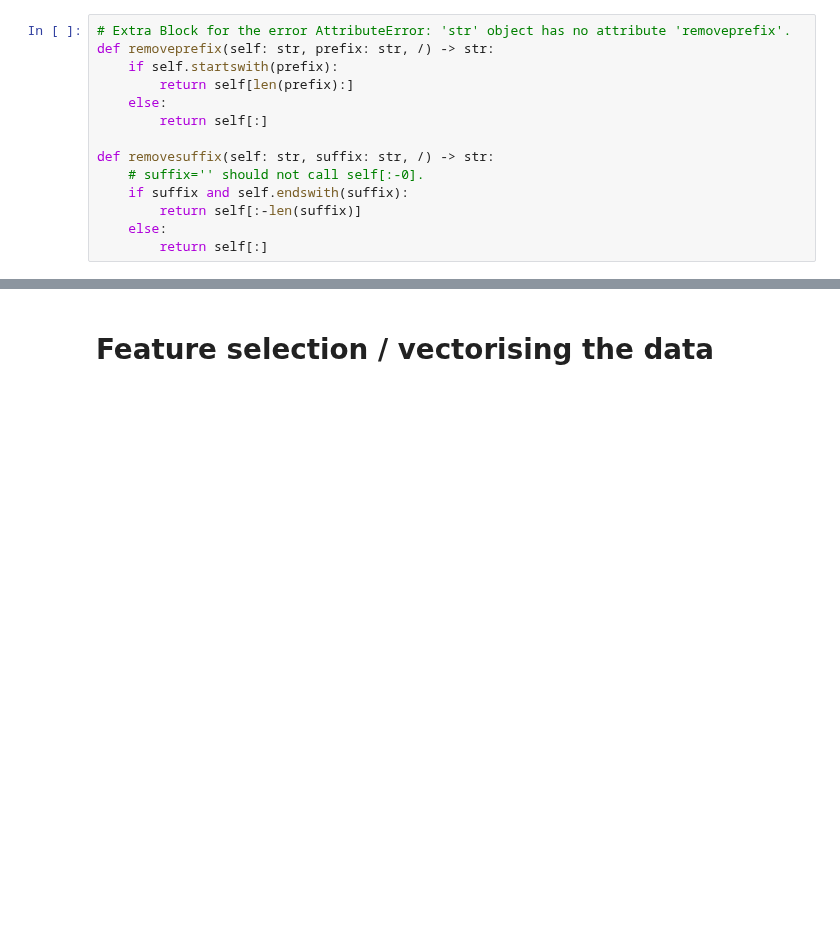
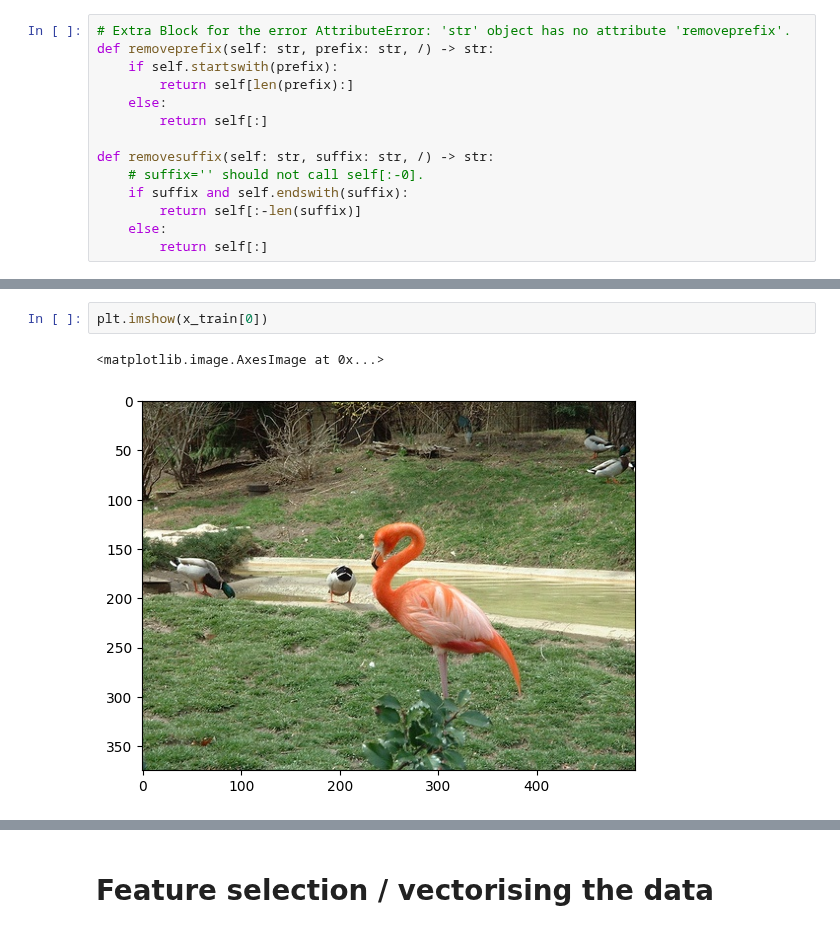
Before and after one commit to Revanchist317/ATiML-Project, a Jupyter notebook: PASCAL_constrained_clustering.ipynb, the cells around one changed output, grey strips where cells are left out. Drawn from its saved outputs; the diff is of its cells as text; blank space fills up the shorter version.

```diff
--- a/PASCAL_constrained_clustering.ipynb
+++ b/PASCAL_constrained_clustering.ipynb
@@ -199,0 +268,5 @@ print(y_test_one[:5])
+# %%
+plt.imshow(x_train[0])
+# %% [output]
+<matplotlib.image.AxesImage at 0x...>
+[figure, added]
```
Also changed, not shown: parts of 41 cells of this notebook.
